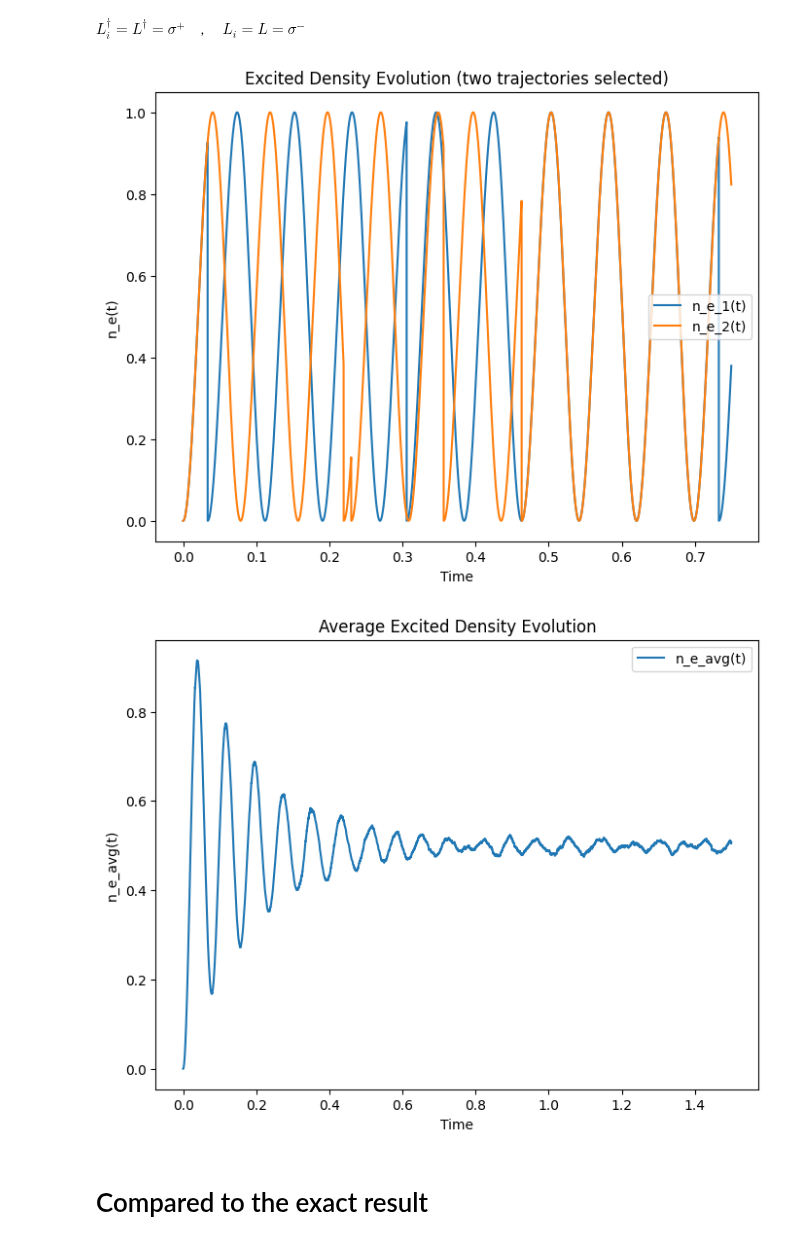
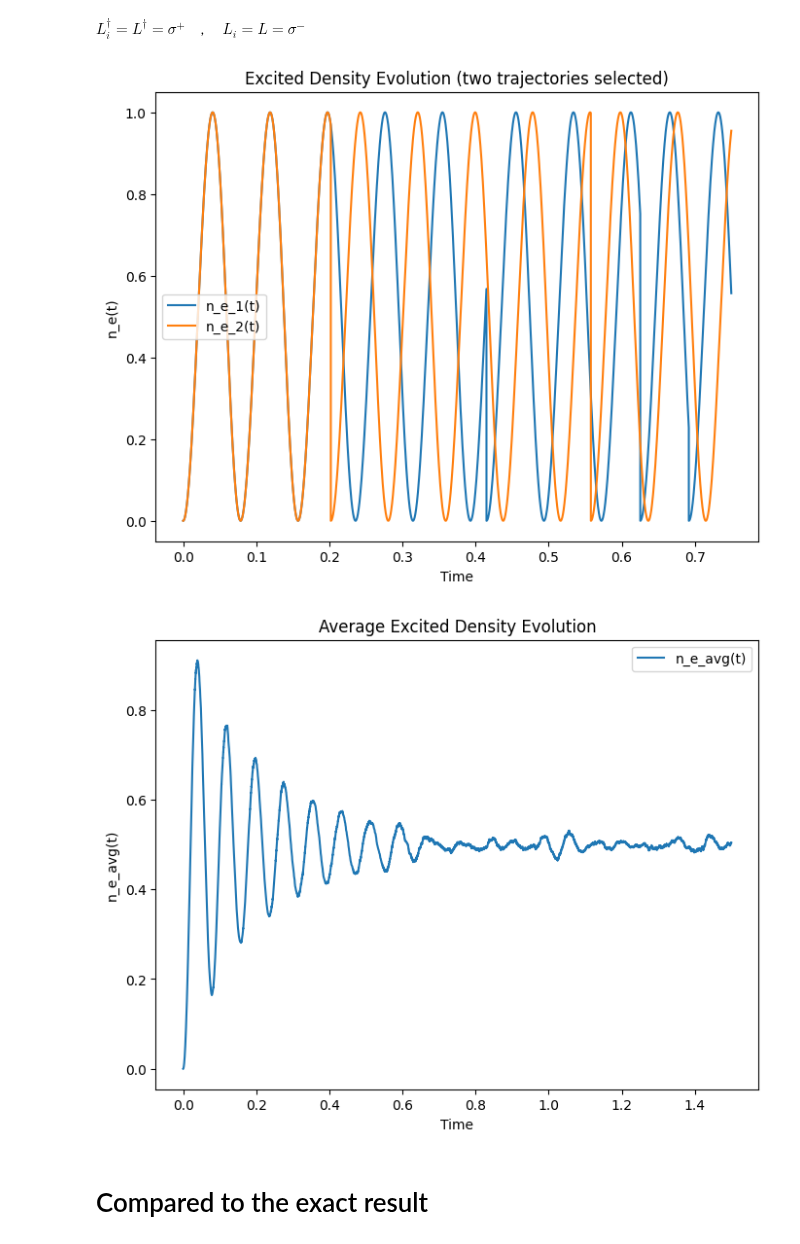
Before and after one commit to JSKao/Computational-Quantum-Many-Body-Physics, a Jupyter notebook: OpenQuantumNEW.ipynb, the cells around one changed output. Cells and saved outputs as stored; diff of their text form; code cells hidden in the pictures.

```diff
--- a/OpenQuantumNEW.ipynb
+++ b/OpenQuantumNEW.ipynb
@@ -203,7 +203,7 @@ dp_data = quantum_jump_probabilities(state, L_ops, gamma_values, dt)
 print("Total Jump Probability, chosen_gamma, chosen_L, chosen_dp, chosen_index are: ", dp_data[0], dp_data[1], dp_data[2], dp_data[3], dp_data[4])
 
 
-state = gg
+state = eg
 L_ops = [S_minus[1][0], S_minus[1][1]]
 gamma_values = [5,8]
 dt = 0.001
@@ -340,10 +343,10 @@ gamma_values = [gamma]
 # Set up initial state and time parameters
 phi = g
 total_time = 1.5
-dt = 0.0001
+dt = 0.00005
 # %%
 # Start N-trajectory simulation
-N = 1000
+N = 800
 state_vecs, n_e_values, time_values, jump_num_values, index_num_values = multiple_simulations(N, phi, H, L_ops, gamma_values, total_time, dt)
 
 # Reminder for the outcome data:
@@ -354,35 +357,35 @@ state_vecs, n_e_values, time_values, jump_num_values, index_num_values = multipl
 # Calculate the trajectory-averaged excitation density
 n_e_array = []
 sum_values = np.zeros(np.shape(n_e_values[0][0]),dtype = complex)
 for i in range(N):
     n_e_array.append(np.array(n_e_values[i][0]))
     sum_values += n_e_values[i][0]
 
 n_e_avg_array = np.array(sum_values / N)
 
 # Plot the results
 plt.figure(figsize=(8,6))
 
 for i in range(2):
     plt.plot(time_values[:len(time_values)//2], n_e_array[i][:len(n_e_array[i])//2], label=f'n_e_{i + 1}(t)')
 
 plt.title('Excited Density Evolution (two trajectories selected)')
 plt.xlabel('Time')
 plt.ylabel('n_e(t)')
 plt.legend()
 plt.show()
 
 
 plt.figure(figsize=(8,6))
 plt.plot(time_values, n_e_avg_array, label='n_e_avg(t)')
 plt.title('Average Excited Density Evolution')
 plt.xlabel('Time')
 plt.ylabel('n_e_avg(t)')
 plt.legend()
 plt.show()
 # %% [output]
-[figure, old version]
+[figure, new version]
-[figure, old version]
+[figure, new version]
 # %% [markdown]
 # Compared to the exact result
 # %% [markdown]
```
Also changed, not shown: parts of 4 cells of this notebook.
